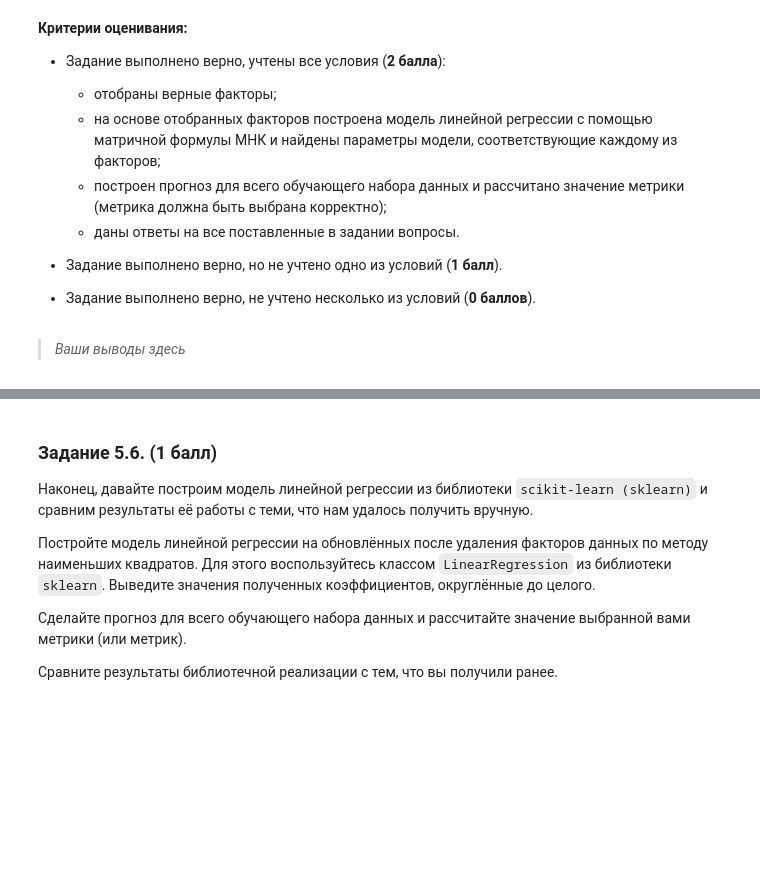
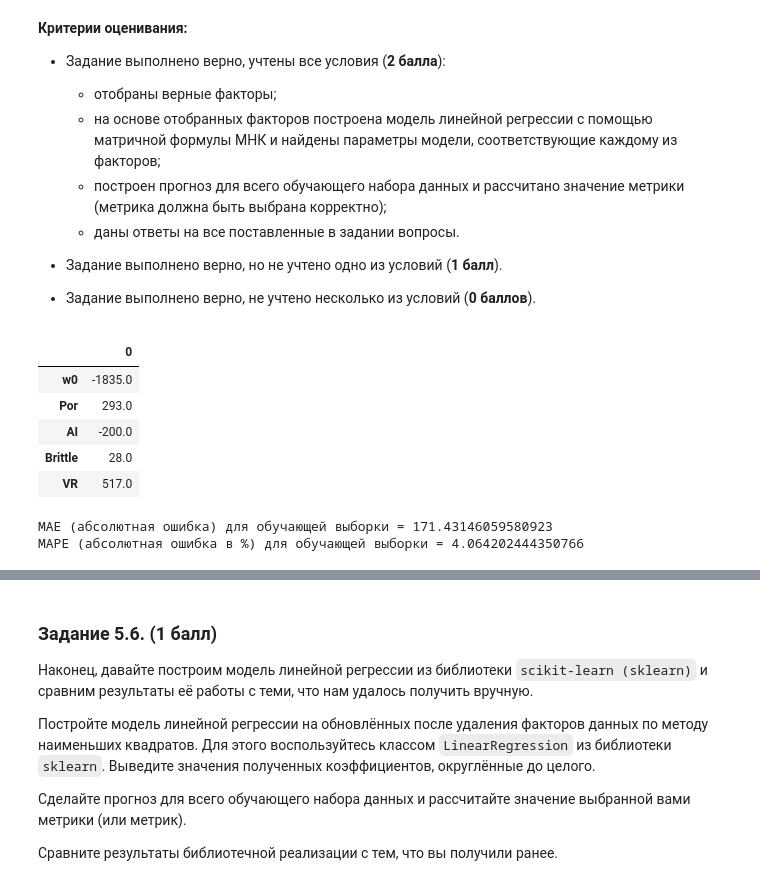
Before and after one commit to killri/sf_data_science, a Jupyter notebook: SF_DS_course_theory_and_practice/MATH2 Linear Algebra is contxt of linear methods/MATH-ML-2-Практика.ipynb, the cells around one changed output, grey strips where cells are left out. Drawn from its saved outputs; the diff is of its cells as text; code cells hidden in the pictures; blank space fills up the shorter version.

```diff
--- a/SF_DS_course_theory_and_practice/MATH2 Linear Algebra is contxt of linear methods/MATH-ML-2-Практика.ipynb
+++ b/SF_DS_course_theory_and_practice/MATH2 Linear Algebra is contxt of linear methods/MATH-ML-2-Практика.ipynb
@@ -338,6 +358,29 @@ MAРE (абсолютная ошибка в %) для обучающей выб
 - Задание выполнено верно, но не учтено одно из условий (**1 балл**).
 - Задание выполнено верно, не учтено несколько из условий (**0 баллов**).
 # %%
-# Ваш код здесь
+#Удалим из модели признаки TOC и Perm, как сильно скоррелированные с Por
+#(Оставляем Por т.к. его корреляция с целвым признаком макимальна из этих 3х)
+#а также сразу уберем Well из модели (порядковый номер)
+X = data.drop(['Prod','TOC','Perm','Well'], axis = 1)
+y = data['Prod']
+#Добавем признак из единиц
+X = np.array(X)
+X = np.column_stack((np.ones(X.shape[0]), X))
+#Построим аналитическое решение по МНК вручную (по формуле по сути)
+w = np.linalg.inv(X.T@X)@X.T@y
+#Выведем коэфиценты регресии
+pd.DataFrame(w, index=['w0',*list(data.drop(['Prod','TOC','Perm','Well'], axis=1).columns)]).round(0) #выведем на экран окрегденные значения коэффицентов регрессии
+# %% [output]
+|  | 0 |
+| w0 | -1835.0 |
+| Por | 293.0 |
+| AI | -200.0 |
+| Brittle | 28.0 |
+| VR | 517.0 |
-# %% [markdown]
-> *Ваши выводы здесь*
+# %%
+#Рассчитаем метрики
+print(f'MAE (абсолютная ошибка) для обучающей выборки = {sklearn.metrics.mean_absolute_error(X@w,y)}')
+print(f'MAРE (абсолютная ошибка в %) для обучающей выборки = {sklearn.metrics.mean_absolute_percentage_error(X@w,y)*100}')
+# %% [output]
+MAE (абсолютная ошибка) для обучающей выборки = 171.43146059580923
+MAРE (абсолютная ошибка в %) для обучающей выборки = 4.064202444350766
```
Also changed, not shown: parts of 13 cells of this notebook.
